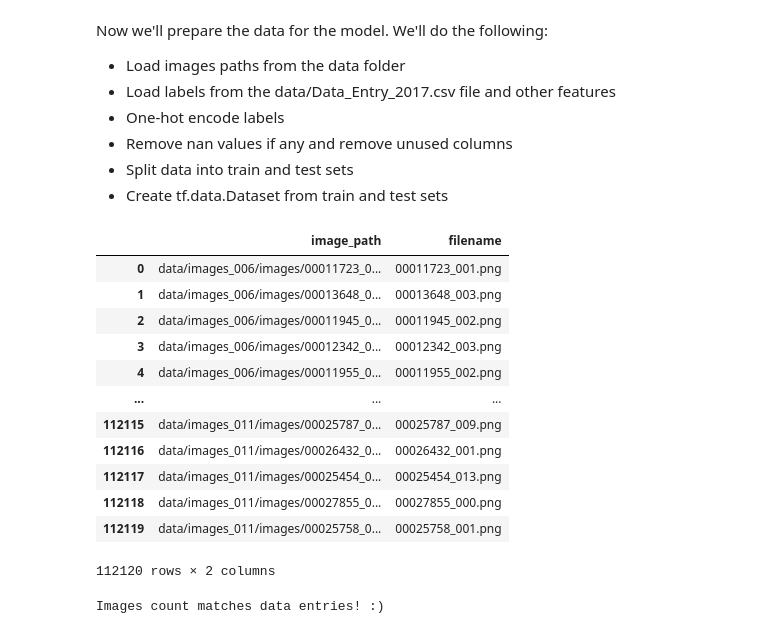
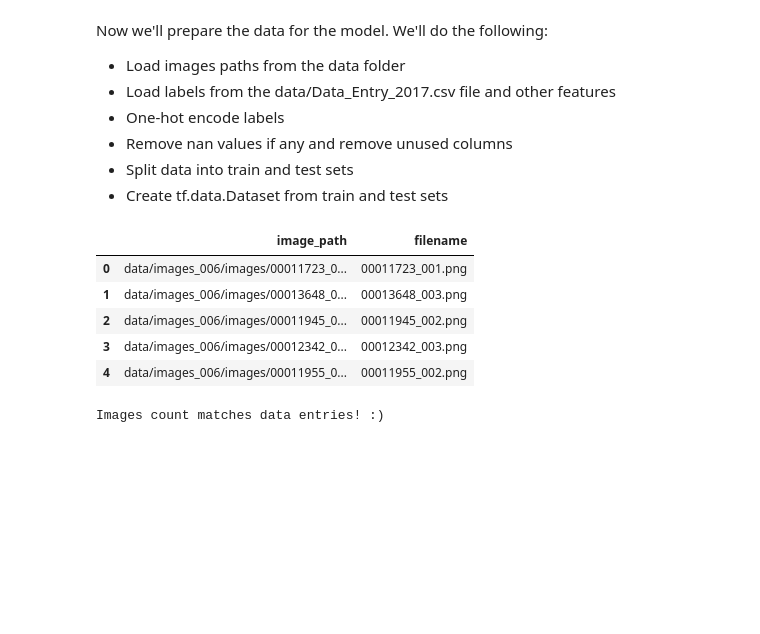
Before and after one commit to bprzybysz/chest-xray-classification, a Jupyter notebook: chest-xray-classification.ipynb, the cells around one changed output. Saved outputs shown, nothing was run; the diff lists cells and outputs as text; code cells hidden in the pictures; blank space fills up the shorter version.

```diff
--- a/chest-xray-classification.ipynb
+++ b/chest-xray-classification.ipynb
@@ -48,29 +48,22 @@ Now we'll prepare the data for the model. We'll do the following:
 # %%
 # Dataset was downloaded from https://www.kaggle.com/datasets/nih-chest-xrays/data and extracted to the data folder
 
 # Pandas table of all images (*.png) paths from the data folder
 import pandas as pd
 import glob
 
 image_paths = glob.glob("data/images_*/images/*.png")
 data = pd.DataFrame(image_paths, columns=["image_path"])
 # Add column with filename
 data["filename"] = data["image_path"].apply(lambda x: x.split("/")[-1])
-data
+data.head()
 # %% [output]
 |  | image_path | filename |
 | 0 | data/images_006/images/00011723_0... | 00011723_001.png |
 | 1 | data/images_006/images/00013648_0... | 00013648_003.png |
 | 2 | data/images_006/images/00011945_0... | 00011945_002.png |
 | 3 | data/images_006/images/00012342_0... | 00012342_003.png |
 | 4 | data/images_006/images/00011955_0... | 00011955_002.png |
-| ... | ... | ... |
-| 112115 | data/images_011/images/00025787_0... | 00025787_009.png |
-| 112116 | data/images_011/images/00026432_0... | 00026432_001.png |
-| 112117 | data/images_011/images/00025454_0... | 00025454_013.png |
-| 112118 | data/images_011/images/00027855_0... | 00027855_000.png |
-| 112119 | data/images_011/images/00025758_0... | 00025758_001.png |
-112120 rows × 2 columns
 # %%
 # Concatenation image_paths with data/Data_Entry_2017.csv where filename is the same as first column
 data_entry = pd.read_csv("data/Data_Entry_2017.csv")
```
Also changed, not shown: parts of 22 cells of this notebook, 3 other files.
